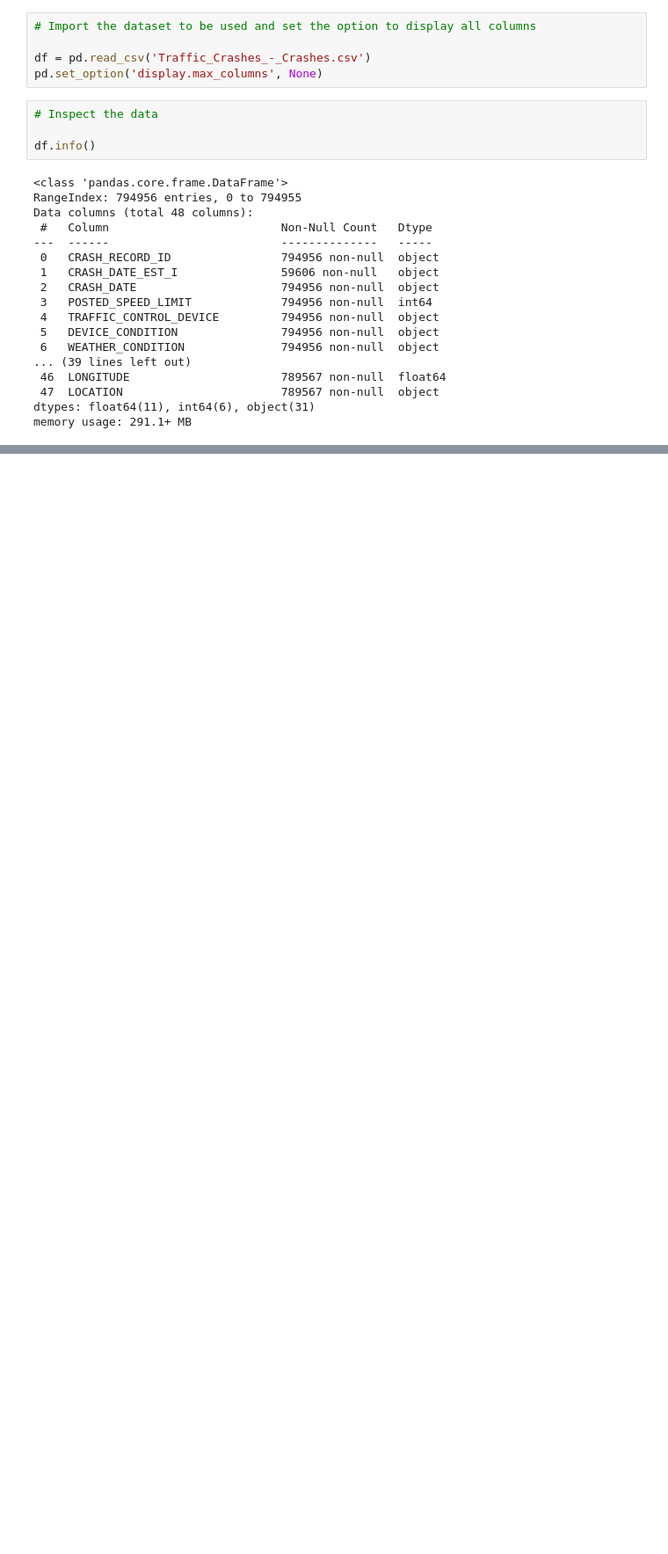
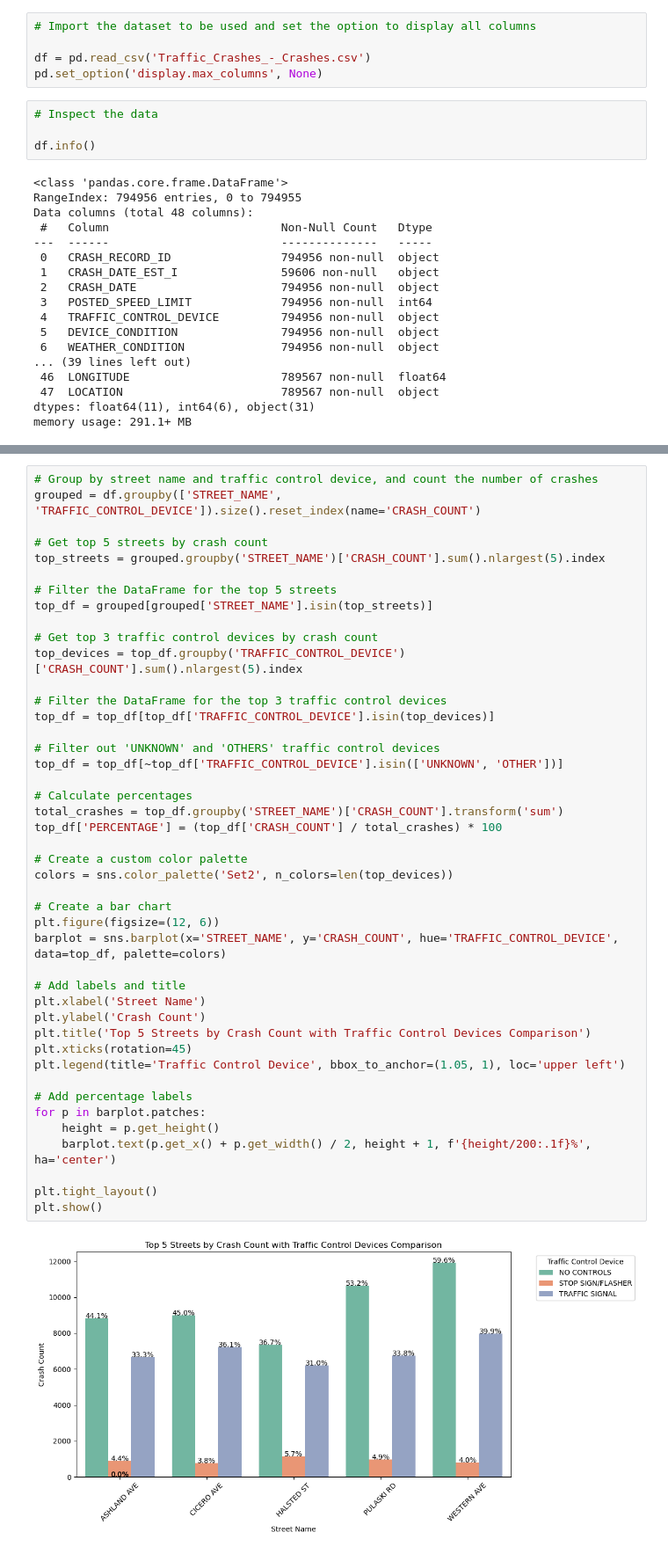
Before and after one commit to StephenMulingwa/Traffic-Crashes, a Jupyter notebook: Traffic_Crashes.ipynb, the cells around one changed output, grey strips where cells are left out. Shown at 88% size. Cells and saved outputs as stored; diff of their text form; blank space fills up the shorter version.

```diff
--- a/Traffic_Crashes.ipynb
+++ b/Traffic_Crashes.ipynb
@@ -118,0 +157,46 @@ df.drop(columns=['LOCATION', 'CRASH_RECORD_ID', 'STREET_NO', 'BEAT_OF_OCCURRENCE
+# %%
+# Group by street name and traffic control device, and count the number of crashes
+grouped = df.groupby(['STREET_NAME', 'TRAFFIC_CONTROL_DEVICE']).size().reset_index(name='CRASH_COUNT')
+
+# Get top 5 streets by crash count
+top_streets = grouped.groupby('STREET_NAME')['CRASH_COUNT'].sum().nlargest(5).index
+
+# Filter the DataFrame for the top 5 streets
+top_df = grouped[grouped['STREET_NAME'].isin(top_streets)]
+
+# Get top 3 traffic control devices by crash count
+top_devices = top_df.groupby('TRAFFIC_CONTROL_DEVICE')['CRASH_COUNT'].sum().nlargest(5).index
+
+# Filter the DataFrame for the top 3 traffic control devices
+top_df = top_df[top_df['TRAFFIC_CONTROL_DEVICE'].isin(top_devices)]
+
+# Filter out 'UNKNOWN' and 'OTHERS' traffic control devices
+top_df = top_df[~top_df['TRAFFIC_CONTROL_DEVICE'].isin(['UNKNOWN', 'OTHER'])]
+
+# Calculate percentages
+total_crashes = top_df.groupby('STREET_NAME')['CRASH_COUNT'].transform('sum')
+top_df['PERCENTAGE'] = (top_df['CRASH_COUNT'] / total_crashes) * 100
+
+# Create a custom color palette
+colors = sns.color_palette('Set2', n_colors=len(top_devices))
+
+# Create a bar chart
+plt.figure(figsize=(12, 6))
+barplot = sns.barplot(x='STREET_NAME', y='CRASH_COUNT', hue='TRAFFIC_CONTROL_DEVICE', data=top_df, palette=colors)
+
+# Add labels and title
+plt.xlabel('Street Name')
+plt.ylabel('Crash Count')
+plt.title('Top 5 Streets by Crash Count with Traffic Control Devices Comparison')
+plt.xticks(rotation=45)
+plt.legend(title='Traffic Control Device', bbox_to_anchor=(1.05, 1), loc='upper left')
+
+# Add percentage labels
+for p in barplot.patches:
+    height = p.get_height()
+    barplot.text(p.get_x() + p.get_width() / 2, height + 1, f'{height/200:.1f}%', ha='center')
+
+plt.tight_layout()
+plt.show()
+# %% [output]
+[figure, added]
```
Also changed, not shown: parts of 15 cells of this notebook.
